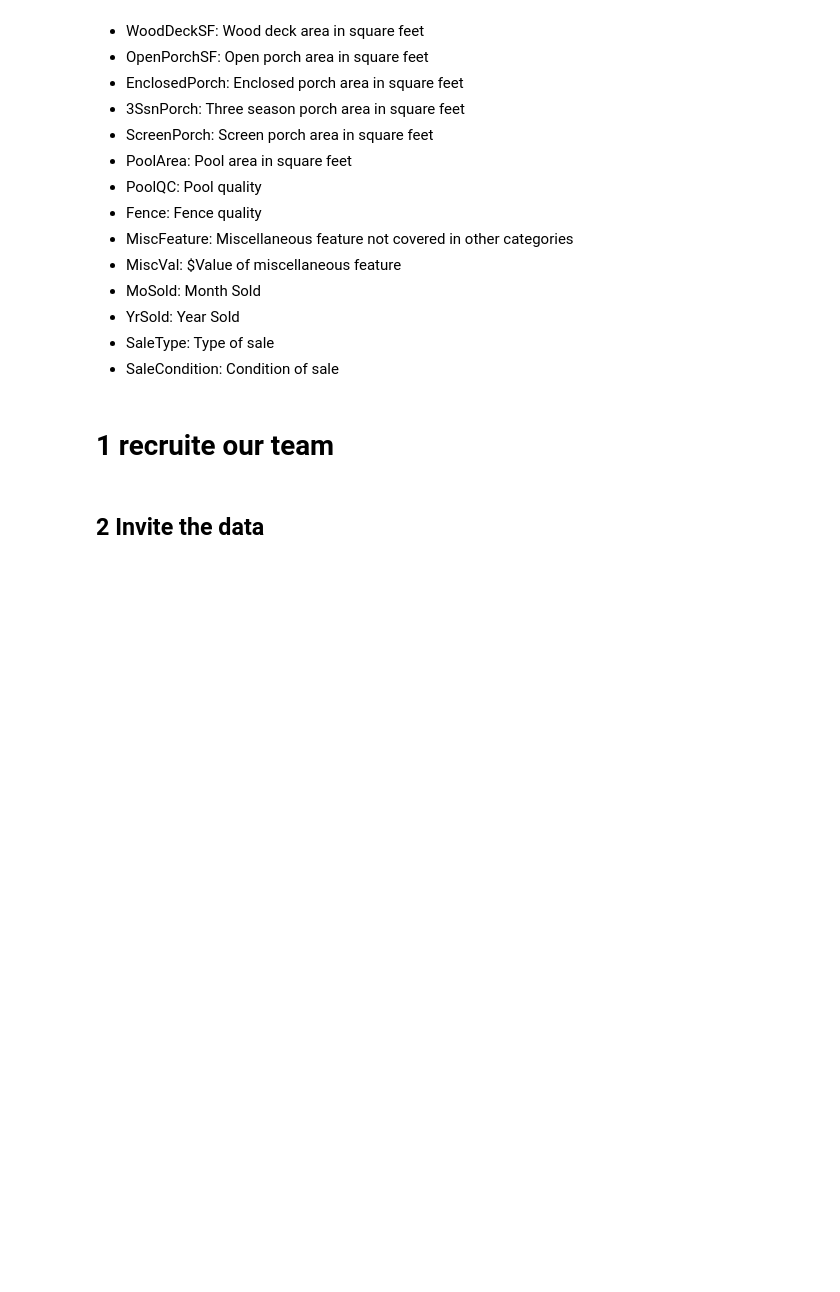
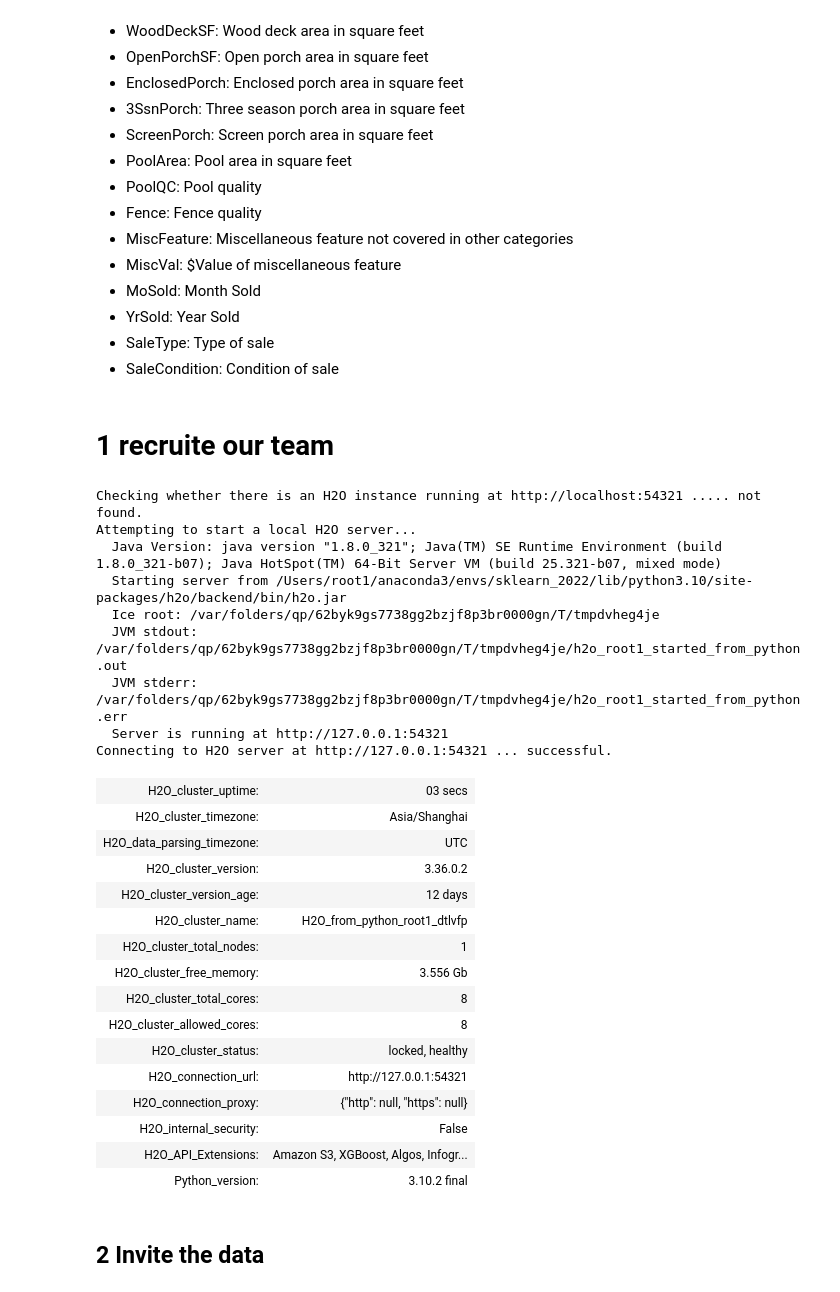
Before and after one commit to RayFromUiS/multiple-regress, a Jupyter notebook: train_test.ipynb, the cells around one changed output. Drawn from its saved outputs; the diff is of its cells as text; code cells hidden in the pictures; blank space fills up the shorter version.

```diff
--- a/train_test.ipynb
+++ b/train_test.ipynb
@@ -123,33 +123,65 @@ from sklearn.model_selection import GridSearchCV
 from sklearn.decomposition import PCA
 ## matrix- evaluation matrix for comparing models
 from sklearn.metrics import  mean_squared_error
 
+## feature engineering with h2o
+import h2o
+h2o.init()
+from h2o.estimators import H2OTargetEncoderEstimator
+from h2o.estimators.gbm import H2OGradientBoostingEstimator
+
 ## model buliding- package for bulid all kinds of model
 from sklearn.tree import DecisionTreeClassifier,DecisionTreeRegressor
 from sklearn.base import BaseEstimator
 from sklearn.ensemble import GradientBoostingRegressor,AdaBoostRegressor,RandomForestRegressor,RandomForestClassifier
 from sklearn.linear_model import LinearRegression
 from xgboost import XGBRegressor
 from sklearn.linear_model import Ridge
 from sklearn.linear_model import Lasso
 from sklearn.feature_selection import SelectFromModel
 from mlxtend.feature_selection import SequentialFeatureSelector as sfs
 
 
 ## pipeline - to integrate the data transformation, feature selection, as well as modeling buliding
 from sklearn.pipeline import Pipeline
 
 ## matrix for scoring model
 from sklearn.metrics import mean_squared_error,r2_score,mean_squared_log_error
 
 
 
 ## settings
 import warnings
 warnings.filterwarnings('ignore')
 %matplotlib inline
 
 DATA_DIR='./'
+# %% [output]
+Checking whether there is an H2O instance running at http://localhost:54321 ..... not found.
+Attempting to start a local H2O server...
+  Java Version: java version "1.8.0_321"; Java(TM) SE Runtime Environment (build 1.8.0_321-b07); Java HotSpot(TM) 64-Bit Server VM (build 25.321-b07, mixed mode)
+  Starting server from /Users/root1/anaconda3/envs/sklearn_2022/lib/python3.10/site-packages/h2o/backend/bin/h2o.jar
+  Ice root: /var/folders/qp/62byk9gs7738gg2bzjf8p3br0000gn/T/tmpdvheg4je
+  JVM stdout: /var/folders/qp/62byk9gs7738gg2bzjf8p3br0000gn/T/tmpdvheg4je/h2o_root1_started_from_python.out
+  JVM stderr: /var/folders/qp/62byk9gs7738gg2bzjf8p3br0000gn/T/tmpdvheg4je/h2o_root1_started_from_python.err
+  Server is running at http://127.0.0.1:54321
+Connecting to H2O server at http://127.0.0.1:54321 ... successful.
+| H2O_cluster_uptime: | 03 secs |
+| H2O_cluster_timezone: | Asia/Shanghai |
+| H2O_data_parsing_timezone: | UTC |
+| H2O_cluster_version: | 3.36.0.2 |
+| H2O_cluster_version_age: | 12 days |
+| H2O_cluster_name: | H2O_from_python_root1_dtlvfp |
+| H2O_cluster_total_nodes: | 1 |
+| H2O_cluster_free_memory: | 3.556 Gb |
+| H2O_cluster_total_cores: | 8 |
+| H2O_cluster_allowed_cores: | 8 |
+| H2O_cluster_status: | locked, healthy |
+| H2O_connection_url: | http://127.0.0.1:54321 |
+| H2O_connection_proxy: | {"http": null, "https": null} |
+| H2O_internal_security: | False |
+| H2O_API_Extensions: | Amazon S3, XGBoost, Algos, Infogr... |
+| Python_version: | 3.10.2 final |
 # %% [markdown]
 ## 2 Invite the data
 # %%
```
Also changed, not shown: parts of 40 cells of this notebook, 3 other files.
